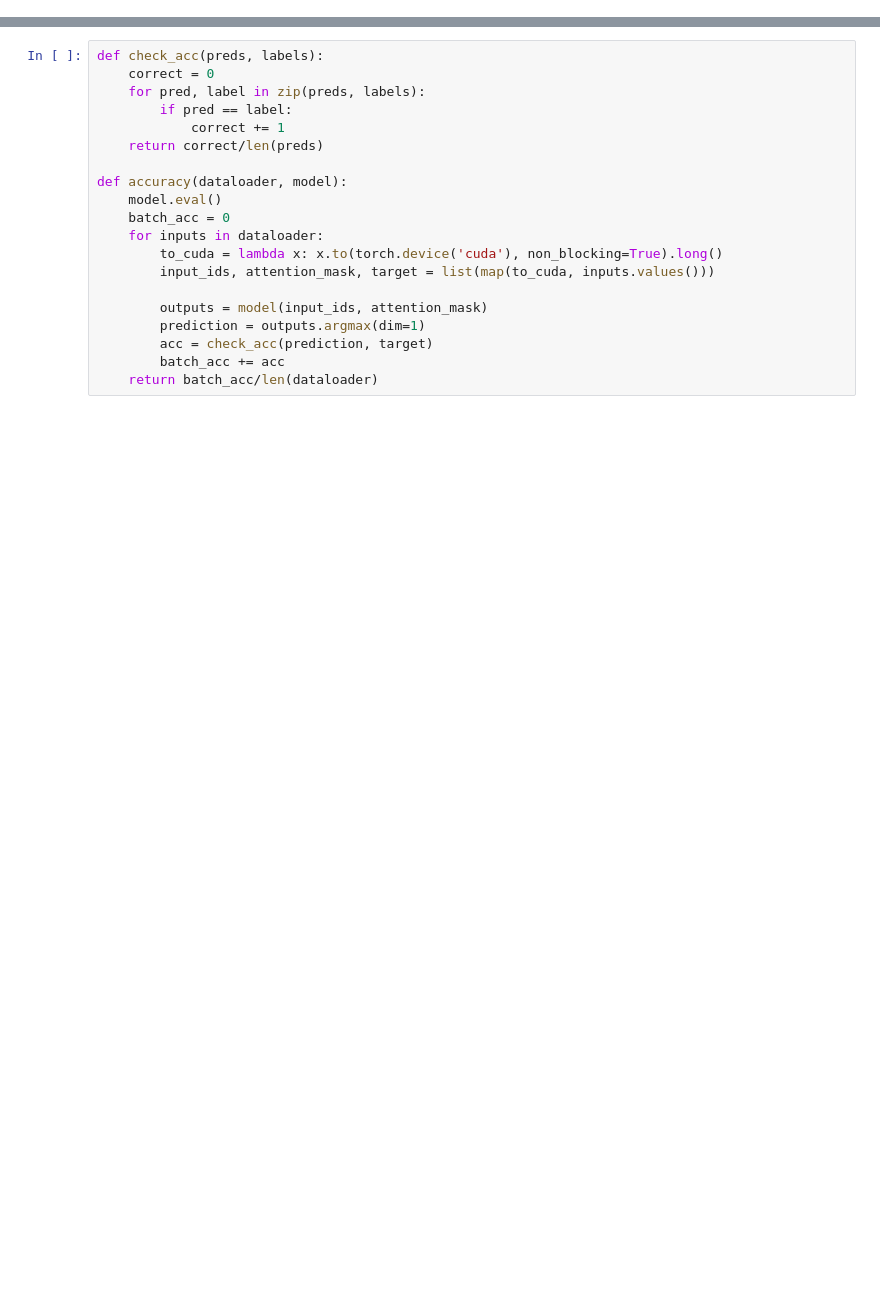
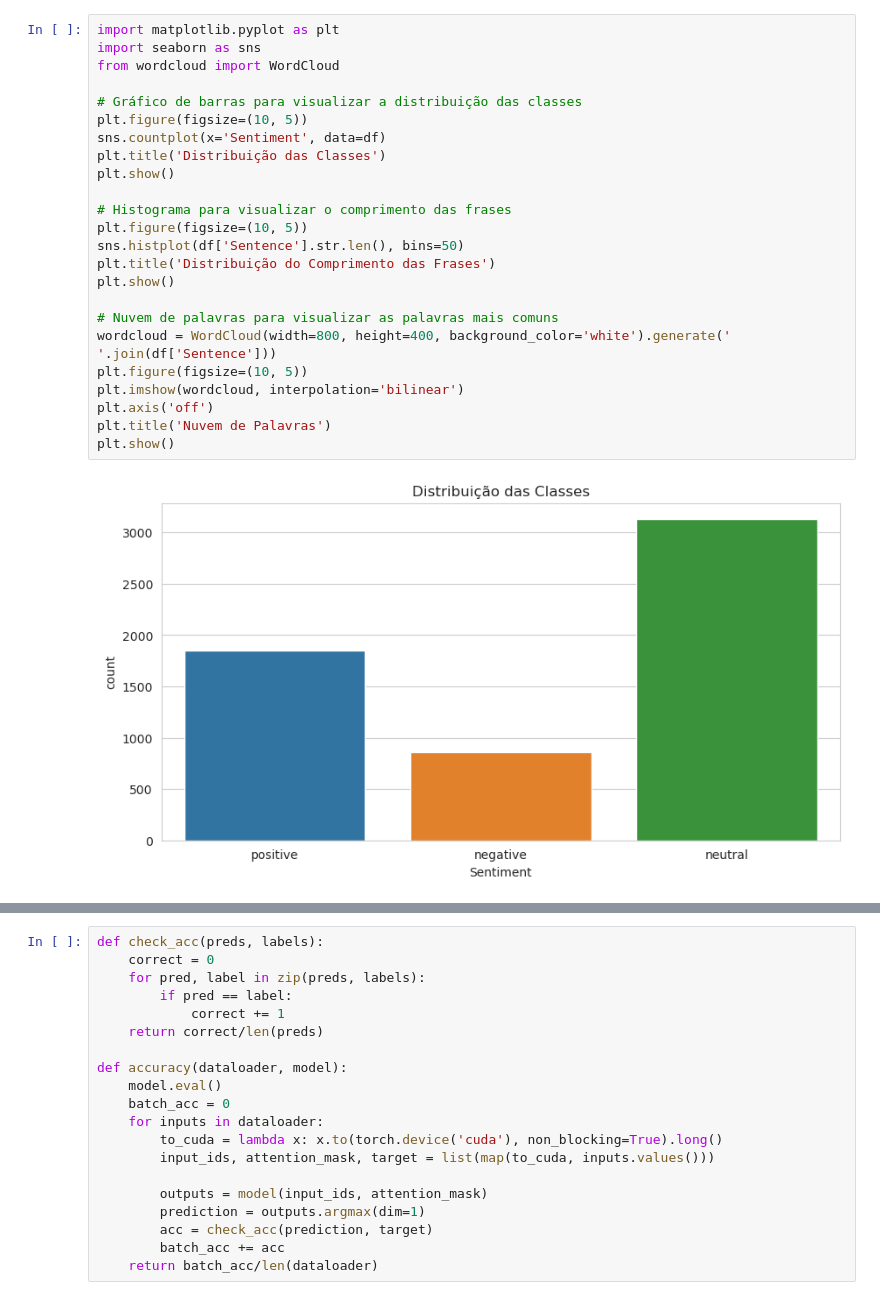
Before and after one commit to LucasJLBraz/DataScience_Mandacaru, a Jupyter notebook: Lucas Braz/BERT_CV_OTIMIN.ipynb, the cells around one changed output, grey strips where cells are left out. Drawn from its saved outputs; the diff is of its cells as text; blank space fills up the shorter version.

```diff
--- a/Lucas Braz/BERT_CV_OTIMIN.ipynb
+++ b/Lucas Braz/BERT_CV_OTIMIN.ipynb
@@ -22,0 +42,26 @@ labels = encoder.fit_transform(df.Sentiment)
+# %%
+import matplotlib.pyplot as plt
+import seaborn as sns
+from wordcloud import WordCloud
+
+# Gráfico de barras para visualizar a distribuição das classes
+plt.figure(figsize=(10, 5))
+sns.countplot(x='Sentiment', data=df)
+plt.title('Distribuição das Classes')
+plt.show()
+
+# Histograma para visualizar o comprimento das frases
+plt.figure(figsize=(10, 5))
+sns.histplot(df['Sentence'].str.len(), bins=50)
+plt.title('Distribuição do Comprimento das Frases')
+plt.show()
+
+# Nuvem de palavras para visualizar as palavras mais comuns
+wordcloud = WordCloud(width=800, height=400, background_color='white').generate(' '.join(df['Sentence']))
+plt.figure(figsize=(10, 5))
+plt.imshow(wordcloud, interpolation='bilinear')
+plt.axis('off')
+plt.title('Nuvem de Palavras')
+plt.show()
+# %% [output]
+[figure, added]
```
Also changed, not shown: parts of 37 cells of this notebook.
